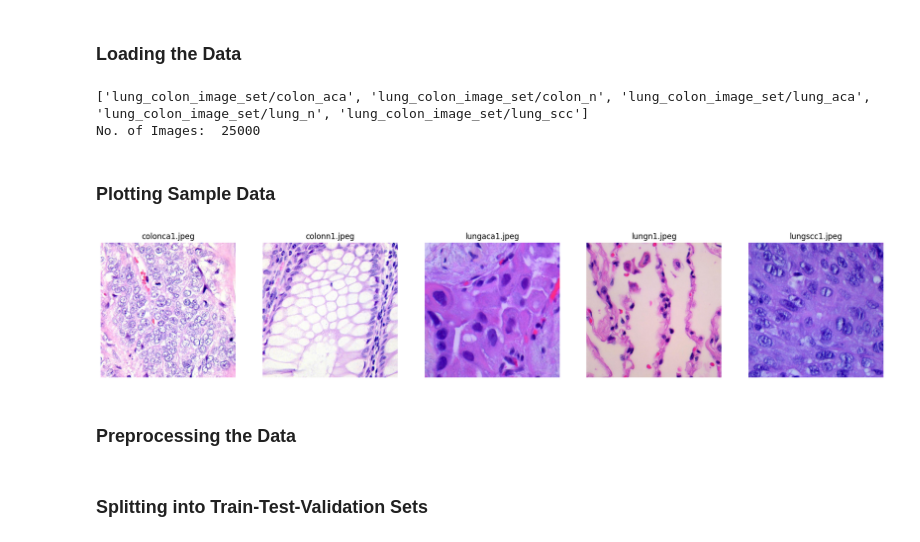
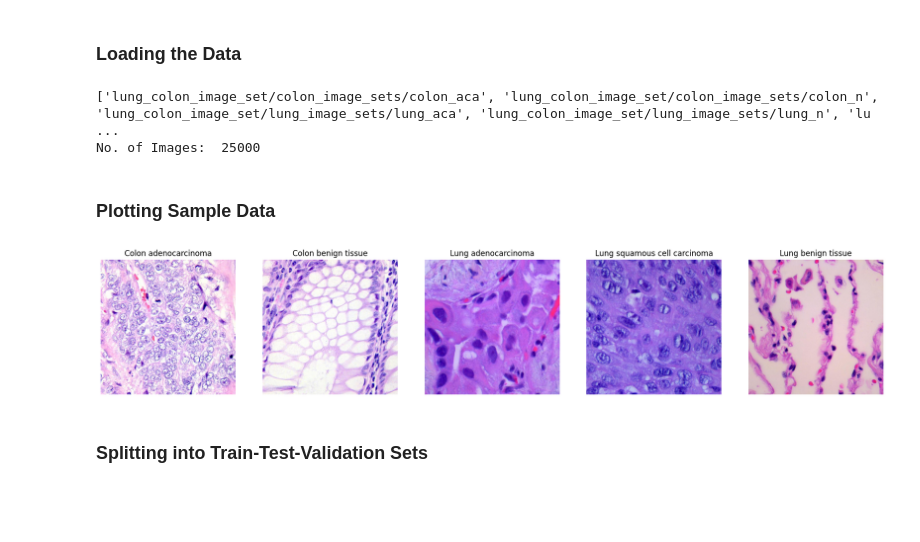
Before and after one commit to abijith-tk/DeepLearning, a Jupyter notebook: VGG16.ipynb, the cells around one changed output. Drawn from its saved outputs; the diff is of its cells as text; code cells hidden in the pictures; blank space fills up the shorter version.

Commit message:
Use ImageDataGenerator for Train-Test Split

```diff
--- a/VGG16.ipynb
+++ b/VGG16.ipynb
@@ -26,33 +25,33 @@ To enable the following instructions: AVX2 AVX512F AVX512_VNNI FMA, in other ope
 # %%
 data_dir = 'lung_colon_image_set/'
 
-folders = glob(data_dir + '/*')
+folders = glob(data_dir + '*/*')
 print(folders)
 
-images = glob(data_dir + '/*/*.jpeg')
+images = glob(data_dir + '*/*/*.jpeg')
 print('No. of Images: ', len(images))
 # %% [output]
-['lung_colon_image_set/colon_aca', 'lung_colon_image_set/colon_n', 'lung_colon_image_set/lung_aca', 'lung_colon_image_set/lung_n', 'lung_colon_image_set/lung_scc']
+['lung_colon_image_set/colon_image_sets/colon_aca', 'lung_colon_image_set/colon_image_sets/colon_n', 'lung_colon_image_set/lung_image_sets/lung_aca', 'lung_colon_image_set/lung_image_sets/lung_n', 'lu ...
 No. of Images:  25000
 # %% [markdown]
 ### Plotting Sample Data
 # %%
-sample_imgs = ['lung_colon_image_set/colon_aca/colonca1.jpeg', 'lung_colon_image_set/colon_n/colonn1.jpeg',
-               'lung_colon_image_set/lung_aca/lungaca1.jpeg', 'lung_colon_image_set/lung_n/lungn1.jpeg',
-               'lung_colon_image_set/lung_scc/lungscc1.jpeg']
+sample_imgs = ['lung_colon_image_set/colon_image_sets/colon_aca/colonca1.jpeg', 'lung_colon_image_set/colon_image_sets/colon_n/colonn1.jpeg',
+               'lung_colon_image_set/lung_image_sets/lung_aca/lungaca1.jpeg', 'lung_colon_image_set/lung_image_sets/lung_scc/lungscc1.jpeg',
+               'lung_colon_image_set/lung_image_sets/lung_n/lungn1.jpeg']
+titles = ['Colon adenocarcinoma', 'Colon benign tissue', 'Lung adenocarcinoma', 'Lung squamous cell carcinoma', 'Lung benign tissue']
 
 
 plt.figure(figsize=(22, 8))
 n = 1
 
 for i in sample_imgs:
     plt.subplot(1, 5, n)
-    n += 1
-    plt.title(i.split('/')[2])
+    #plt.title(i.split('/')[2])
+    plt.title(titles[n-1])
     plt.imshow(image.load_img(i))
     plt.axis('off')
+    n += 1
 plt.show()
 # %% [output]
-[figure, old version]
+[figure, new version]
-# %% [markdown]
-### Preprocessing the Data
```
Also changed, not shown: parts of 21 cells of this notebook.
